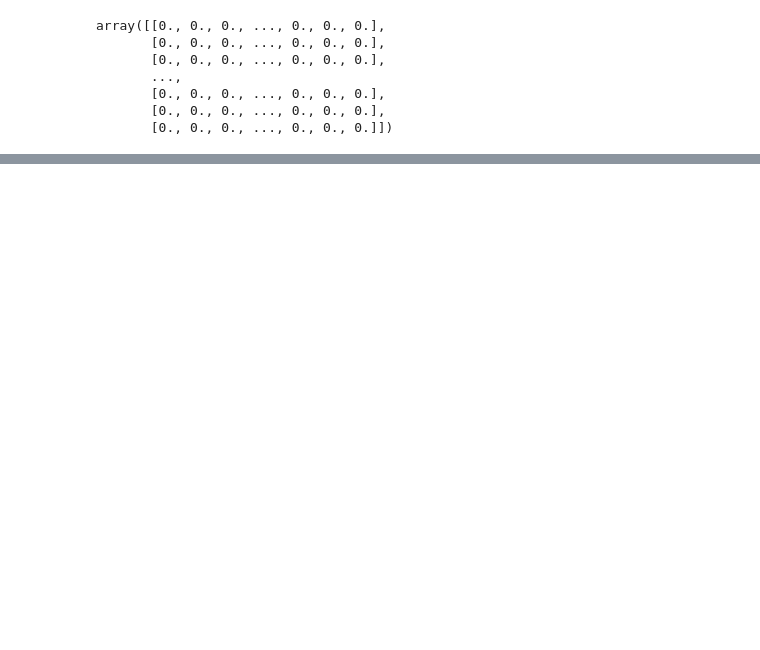
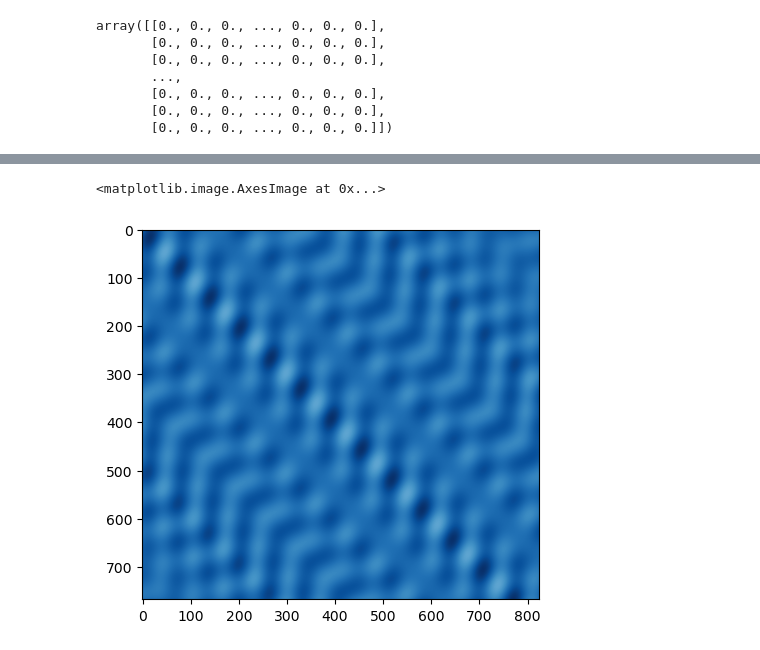
Before and after one commit to zackdraper/pirate-game, a Jupyter notebook: material/ocean_background/test.ipynb, the cells around one changed output, grey strips where cells are left out. Drawn from its saved outputs; the diff is of its cells as text; code cells hidden in the pictures; blank space fills up the shorter version.

```diff
--- a/material/ocean_background/test.ipynb
+++ b/material/ocean_background/test.ipynb
@@ -32,0 +45,19 @@ plt.imshow(z)
+# %%
+waves = 30
+height = 10
+
+def z_waves(x,y,angle,height,waves,phase):
+    k1 = (360-angle)/360
+    k2 = 1-k1
+    return height*np.sin(k1*x/waves + k2*y/waves + phase)
+
+angle = 45
+z = z_waves(x,y,angle,waves,height,0)
+
+for a in np.random.randint(0,360,5):
+    z += z_waves(x,y,a,waves,height,0)
+
+plt.imshow(z,cmap='Blues',vmin=-600)
+# %% [output]
+<matplotlib.image.AxesImage at 0x...>
+[figure, added]
```
Also changed, not shown: parts of 5 cells of this notebook, 1 other file.
